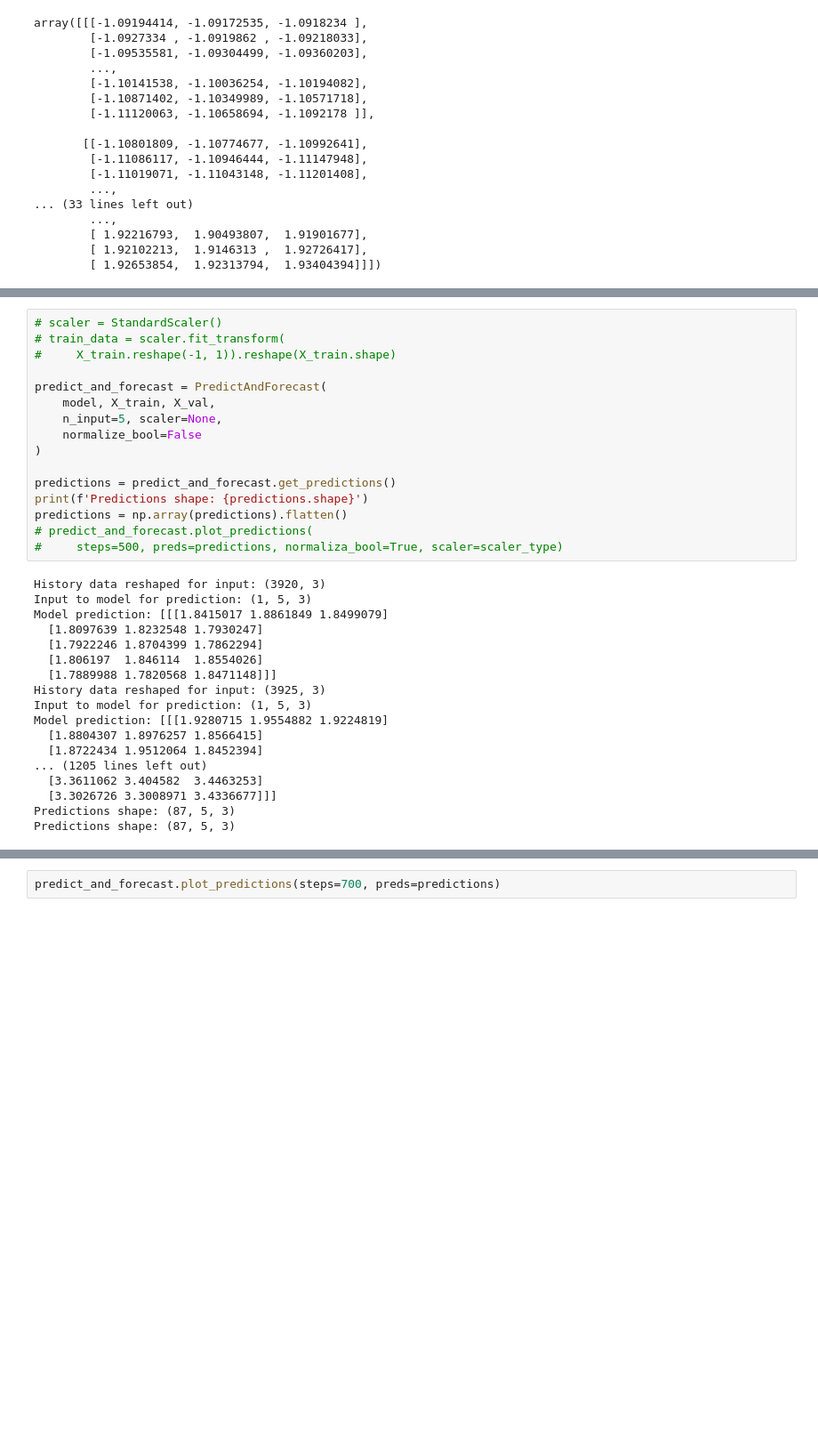
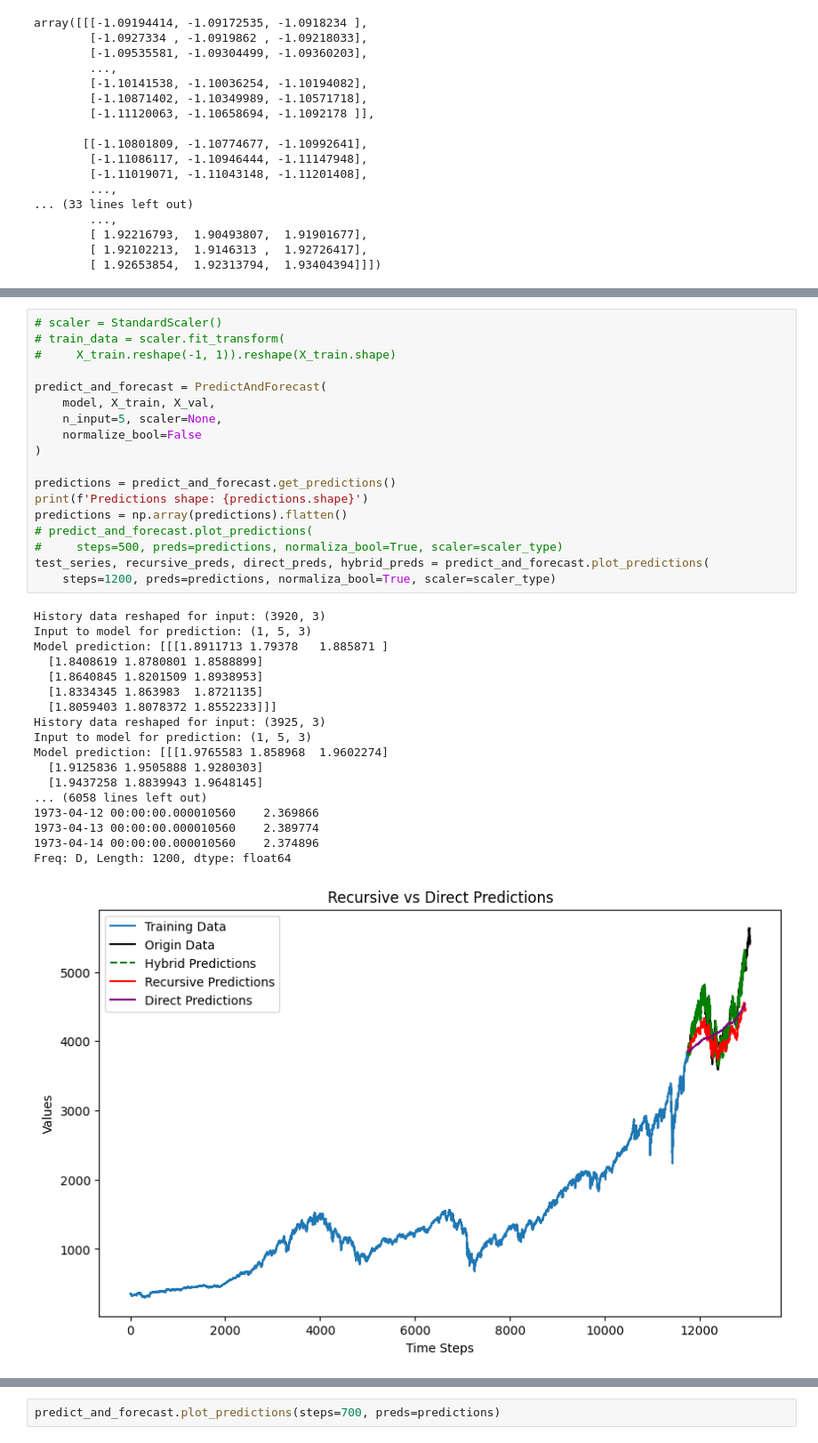
Before and after one commit to porchportal/stock-market-prediction-by--multi-Task-learning, a Jupyter notebook: VScodeML@2/speedPaper/testing02.ipynb, the cells around one changed output, grey strips where cells are left out. Shown: that part at 89% size. Drawn from its saved outputs; the diff is of its cells as text; blank space fills up the shorter version.

```diff
--- a/VScodeML@2/speedPaper/testing02.ipynb
+++ b/VScodeML@2/speedPaper/testing02.ipynb
@@ -663,34 +595,37 @@ Epoch 25/25
 # %%
 # scaler = StandardScaler()
 # train_data = scaler.fit_transform(
 #     X_train.reshape(-1, 1)).reshape(X_train.shape)
 
 predict_and_forecast = PredictAndForecast(
     model, X_train, X_val,
     n_input=5, scaler=None,
     normalize_bool=False
 )
 
 predictions = predict_and_forecast.get_predictions()
 print(f'Predictions shape: {predictions.shape}')
 predictions = np.array(predictions).flatten()
 # predict_and_forecast.plot_predictions(
 #     steps=500, preds=predictions, normaliza_bool=True, scaler=scaler_type)
+test_series, recursive_preds, direct_preds, hybrid_preds = predict_and_forecast.plot_predictions(
+    steps=1200, preds=predictions, normaliza_bool=True, scaler=scaler_type)
 # %% [output]
 History data reshaped for input: (3920, 3)
 Input to model for prediction: (1, 5, 3)
-Model prediction: [[[1.8415017 1.8861849 1.8499079]
-  [1.8097639 1.8232548 1.7930247]
-  [1.7922246 1.8704399 1.7862294]
-  [1.806197  1.846114  1.8554026]
-  [1.7889988 1.7820568 1.8471148]]]
+Model prediction: [[[1.8911713 1.79378   1.885871 ]
+  [1.8408619 1.8780801 1.8588899]
+  [1.8640845 1.8201509 1.8938953]
+  [1.8334345 1.863983  1.8721135]
+  [1.8059403 1.8078372 1.8552233]]]
 History data reshaped for input: (3925, 3)
 Input to model for prediction: (1, 5, 3)
-Model prediction: [[[1.9280715 1.9554882 1.9224819]
-  [1.8804307 1.8976257 1.8566415]
-  [1.8722434 1.9512064 1.8452394]
-... (1205 lines left out)
-  [3.3611062 3.404582  3.4463253]
-  [3.3026726 3.3008971 3.4336677]]]
-Predictions shape: (87, 5, 3)
-Predictions shape: (87, 5, 3)
+Model prediction: [[[1.9765583 1.858968  1.9602274]
+  [1.9125836 1.9505888 1.9280303]
+  [1.9437258 1.8839943 1.9648145]
+... (6058 lines left out)
+1973-04-12 00:00:00.000010560    2.369866
+1973-04-13 00:00:00.000010560    2.389774
+1973-04-14 00:00:00.000010560    2.374896
+Freq: D, Length: 1200, dtype: float64
+[figure, added]
```
Also changed, not shown: parts of 7 cells of this notebook.
